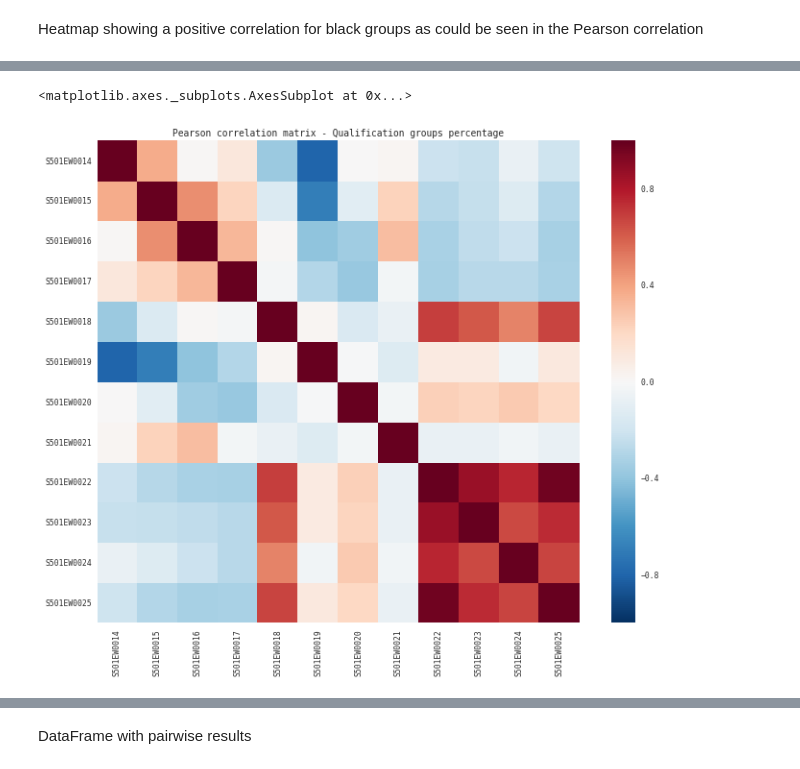
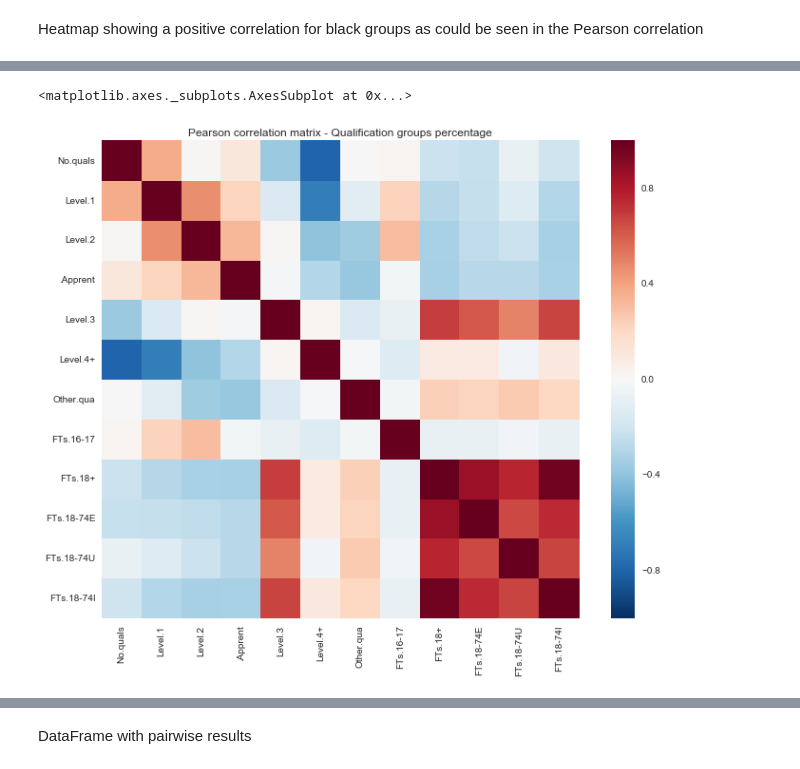
Before and after one commit to sandrofsousa/Resolution, a Jupyter notebook: Histograms - London.ipynb, the cells around one changed output, grey strips where cells are left out. Drawn from its saved outputs; the diff is of its cells as text; code cells hidden in the pictures.

```diff
--- a/Histograms - London.ipynb
+++ b/Histograms - London.ipynb
@@ -310,9 +278,9 @@ dfmoran_ethnic
 # %%
 # Plot Heatmap based on dfmoran data frame - Proportions
 % matplotlib inline
-sns.set(context="paper", font="monospace")
+sns.set(context="notebook")
 f3, ax3 = plt.subplots(figsize=(12, 9))
-plt.title('Moran I correlation matrix - Ethnic groups percentage')
-sns.heatmap(dfmoran_ethnic, square=True, xticklabels=labels_ethnic, yticklabels=labels_ethnic)
+plt.title('Moran I correlation matrix - Ethnic groups Queen weight')
+sns.heatmap(dfmoran_ethnic, square=True)
 # %% [output]
 <matplotlib.axes._subplots.AxesSubplot at 0x...>
@@ -345,0 +329,8 @@ dfpvalue_ethnic
+# %%
+% matplotlib inline
+sns.set(context="notebook")
+plt.figure(facecolor="white", figsize=(9, 6), dpi=300)
+plt.xlabel('Neighbors')
+plt.ylabel('Frequency')
+plt.title('Kernel weights gaussian bw 700m histogram - neighbors relations')
+plt.bar(*zip(*weight_dist.histogram))
@@ -345,0 +365,7 @@ dfpvalue_ethnic
+# %%
+# Plot Heatmap based on dfmoran_ethnic_dist data frame - Proportions
+% matplotlib inline
+sns.set(context="notebook")
+f3, ax3 = plt.subplots(figsize=(12, 9))
+plt.title('Moran I correlation matrix - Ethnic groups kernel gaussian weight')
+sns.heatmap(dfmoran_ethnic_dist, square=True)
@@ -422,6 +434,6 @@ Select columns data with percentage for qualification groups
 # %%
 # Slice data frame to get proportion data columns
-quali_prop = dfcq.loc[:,'S501EW0014':'S501EW0025']
+quali_prop = dfcq.loc[:,'No.quals':'FTs.18-74I']
 cor_quali_prop = quali_prop.corr()
 cor_quali_prop
 # %% [output]
@@ -441,10 +453,10 @@ cor_quali_prop
 # %%
 # Plot Heatmap based on cor_mat_prop data frame - Proportions
 % matplotlib inline
-sns.set(context="paper", font="monospace")
+sns.set(context="notebook")
 f4, ax4 = plt.subplots(figsize=(12, 9))
 plt.title('Pearson correlation matrix - Qualification groups percentage')
 sns.heatmap(cor_quali_prop, square=True)
 # %% [output]
 <matplotlib.axes._subplots.AxesSubplot at 0x...>
-[figure, old version]
+[figure, new version]
```
Also changed, not shown: parts of 71 cells of this notebook, 1 other file.
